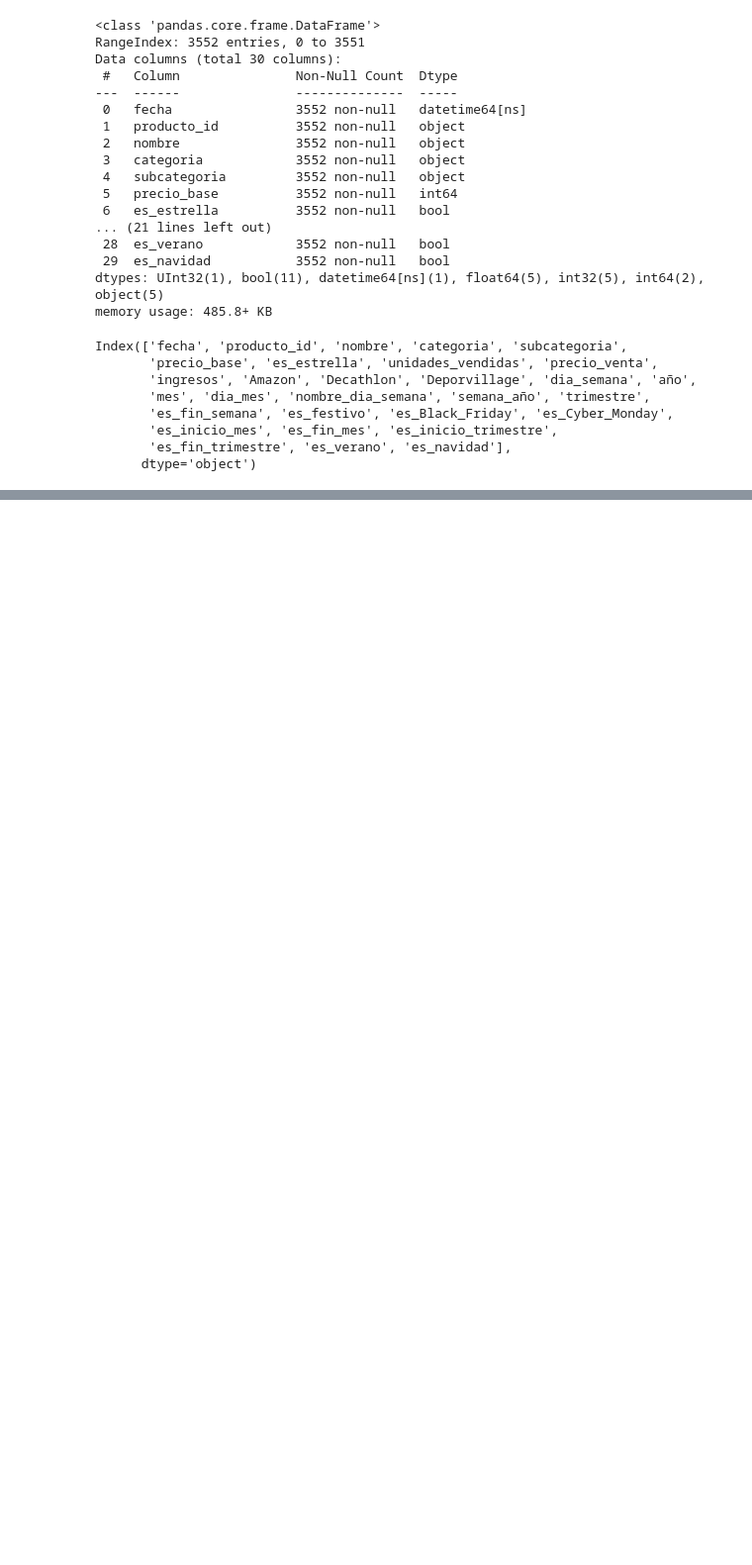
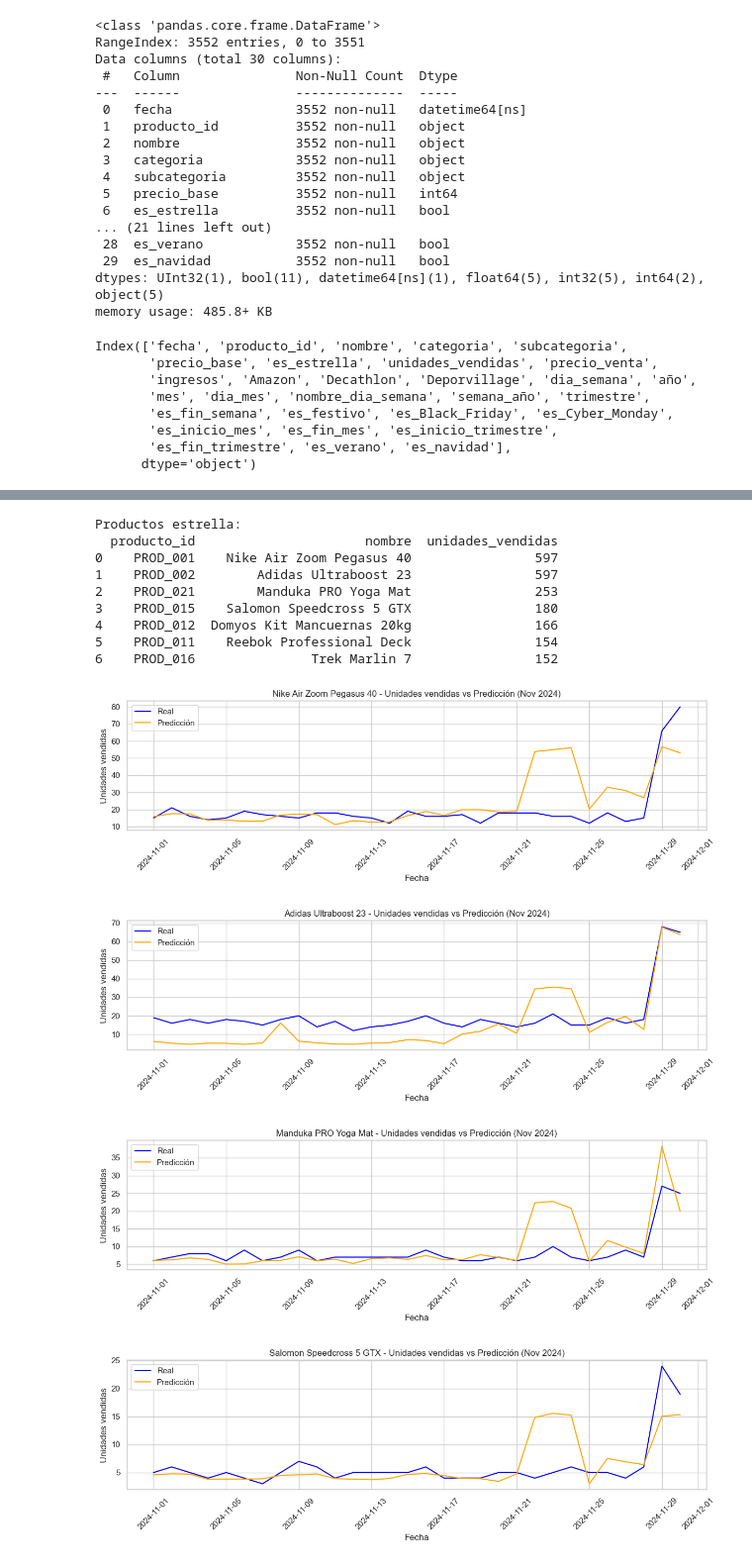
Before and after one commit to darwin-garcia/Forecasting-Ventas-S1, a Jupyter notebook: notebooks/Entrenamiento.ipynb, the cells around one changed output, grey strips where cells are left out. Shown at 99% size. Saved outputs shown, nothing was run; the diff lists cells and outputs as text; code cells hidden in the pictures; blank space fills up the shorter version.

```diff
--- a/notebooks/Entrenamiento.ipynb
+++ b/notebooks/Entrenamiento.ipynb
@@ -663,0 +864,79 @@ Index(['fecha', 'producto_id', 'nombre', 'categoria', 'subcategoria',
+# %%
+# Predicciones y gráficos para noviembre 2024 (7 productos estrella)
+import matplotlib.pyplot as plt
+import seaborn as sns
+from pathlib import Path
+import joblib
+import json
+
+# Asegurar datos y modelo cargados
+assert 'df_nuevo' in globals(), "df_nuevo no está disponible"
+assert 'model' in globals(), "El modelo no está en memoria; vuelve a ejecutar la celda de entrenamiento"
+
+# Filtrar noviembre 2024
+df_nov24 = df_nuevo[(df_nuevo['fecha'].dt.year == 2024) & (df_nuevo['fecha'].dt.month == 11)].copy()
+if df_nov24.empty:
+    raise ValueError("No hay datos para noviembre de 2024 en df_nuevo")
+
+# Identificar 7 productos estrella por unidades vendidas en nov-2024
+top_products = (df_nov24.groupby(['producto_id','nombre'])['unidades_vendidas']
+                .sum().sort_values(ascending=False).head(7).reset_index())
+prod_ids = list(top_products['producto_id'])
+print("Productos estrella:")
+print(top_products)
+
+# Construir X para nov-2024 con las mismas transformaciones: excluir columns y objetos
+exclude_cols = ['fecha', 'ingresos', 'unidades_vendidas']
+X_nov = df_nov24.drop(columns=[c for c in exclude_cols if c in df_nov24.columns])
+X_nov = X_nov.select_dtypes(exclude=['object'])
+
+# Alinear columnas con las usadas en entrenamiento
+features_used_path = Path("../models/histgb_features.json")
+if features_used_path.exists():
+    with open(features_used_path, "r", encoding="utf-8") as f:
+        features_used = json.load(f)["features"]
+else:
+    features_used = list(X_train.columns)  # fallback si no existe el archivo
+
+# Añadir columnas faltantes en X_nov con 0 y reordenar
+for c in features_used:
+    if c not in X_nov.columns:
+        X_nov[c] = 0
+X_nov = X_nov[features_used]
+
+# Generar predicciones para nov-2024
+y_pred_nov = model.predict(X_nov)
+df_nov24['pred_unidades_vendidas'] = y_pred_nov
+
+# Graficar para cada producto estrella: realidad vs predicción por fecha
+sns.set(style="whitegrid")
+n_products = len(prod_ids)
+figsize=(12,4)
+for _, row in top_products.iterrows():
+    pid = row['producto_id']
+    pname = row['nombre']
+    dfi = df_nov24[df_nov24['producto_id'] == pid].sort_values('fecha')
+    plt.figure(figsize=figsize)
+    plt.plot(dfi['fecha'], dfi['unidades_vendidas'], label='Real', color='blue')
+    plt.plot(dfi['fecha'], dfi['pred_unidades_vendidas'], label='Predicción', color='orange')
+    plt.title(f"{pname} - Unidades vendidas vs Predicción (Nov 2024)")
+    plt.xlabel('Fecha')
+    plt.ylabel('Unidades vendidas')
+    plt.legend()
+    plt.xticks(rotation=45)
+    plt.tight_layout()
+    plt.show()
+# %% [output]
+Productos estrella:
+  producto_id                      nombre  unidades_vendidas
+0    PROD_001    Nike Air Zoom Pegasus 40                597
+1    PROD_002        Adidas Ultraboost 23                597
+2    PROD_021        Manduka PRO Yoga Mat                253
+3    PROD_015    Salomon Speedcross 5 GTX                180
+4    PROD_012  Domyos Kit Mancuernas 20kg                166
+5    PROD_011    Reebok Professional Deck                154
+6    PROD_016               Trek Marlin 7                152
+[figure, added]
+[figure, added]
+[figure, added]
+[figure, added]
```
Also changed, not shown: parts of 12 cells of this notebook, 14 other files.
